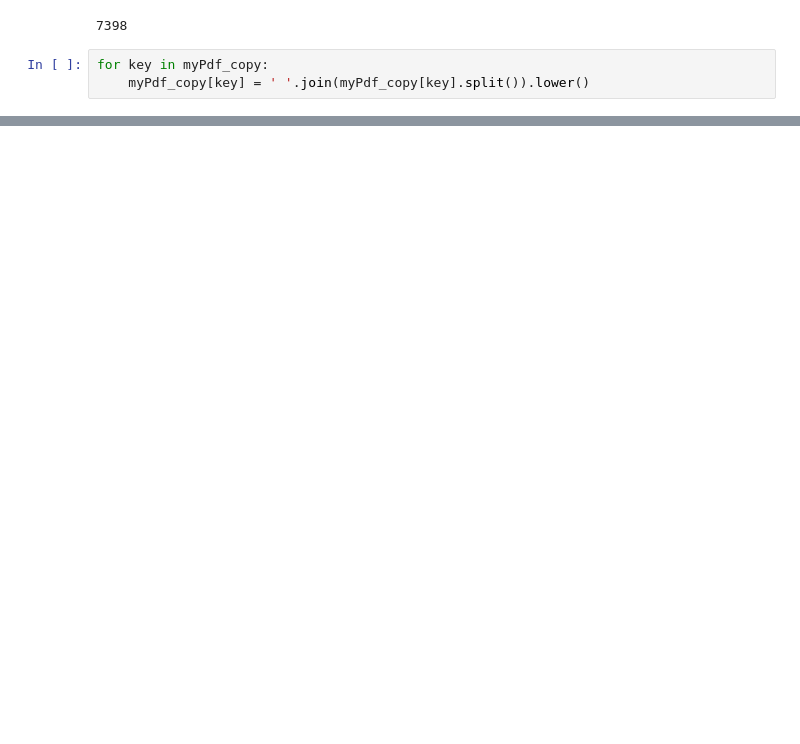
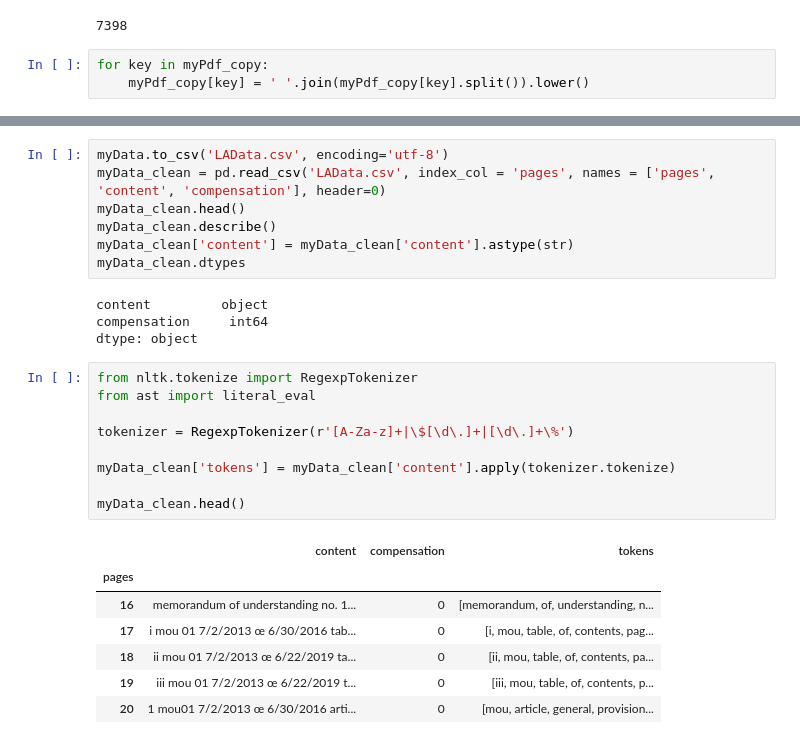
Before and after one commit to Anes31/NLP_LA_job, a Jupyter notebook: LA_Contracts.ipynb, the cells around one changed output, grey strips where cells are left out. Cells and saved outputs as stored; diff of their text form; blank space fills up the shorter version.

```diff
--- a/LA_Contracts.ipynb
+++ b/LA_Contracts.ipynb
@@ -44,0 +95,28 @@ print(new_contract_first_page)
+# %%
+myData.to_csv('LAData.csv', encoding='utf-8')
+myData_clean = pd.read_csv('LAData.csv', index_col = 'pages', names = ['pages', 'content', 'compensation'], header=0)
+myData_clean.head()
+myData_clean.describe()
+myData_clean['content'] = myData_clean['content'].astype(str)
+myData_clean.dtypes
+# %% [output]
+content         object
+compensation     int64
+dtype: object
+# %%
+from nltk.tokenize import RegexpTokenizer
+from ast import literal_eval
+
+tokenizer = RegexpTokenizer(r'[A-Za-z]+|\$[\d\.]+|[\d\.]+\%')
+
+myData_clean['tokens'] = myData_clean['content'].apply(tokenizer.tokenize)
+
+myData_clean.head()
+# %% [output]
+|  | content | compensation | tokens |
+| pages |  |  |  |
+| 16 | memorandum of understanding no. 1... | 0 | [memorandum, of, understanding, n... |
+| 17 | i mou 01 7/2/2013 œ 6/30/2016 tab... | 0 | [i, mou, table, of, contents, pag... |
+| 18 | ii mou 01 7/2/2013 œ 6/22/2019 ta... | 0 | [ii, mou, table, of, contents, pa... |
+| 19 | iii mou 01 7/2/2013 œ 6/22/2019 t... | 0 | [iii, mou, table, of, contents, p... |
+| 20 | 1 mou01 7/2/2013 œ 6/30/2016 arti... | 0 | [mou, article, general, provision... |
```
Also changed, not shown: parts of 29 cells of this notebook.
